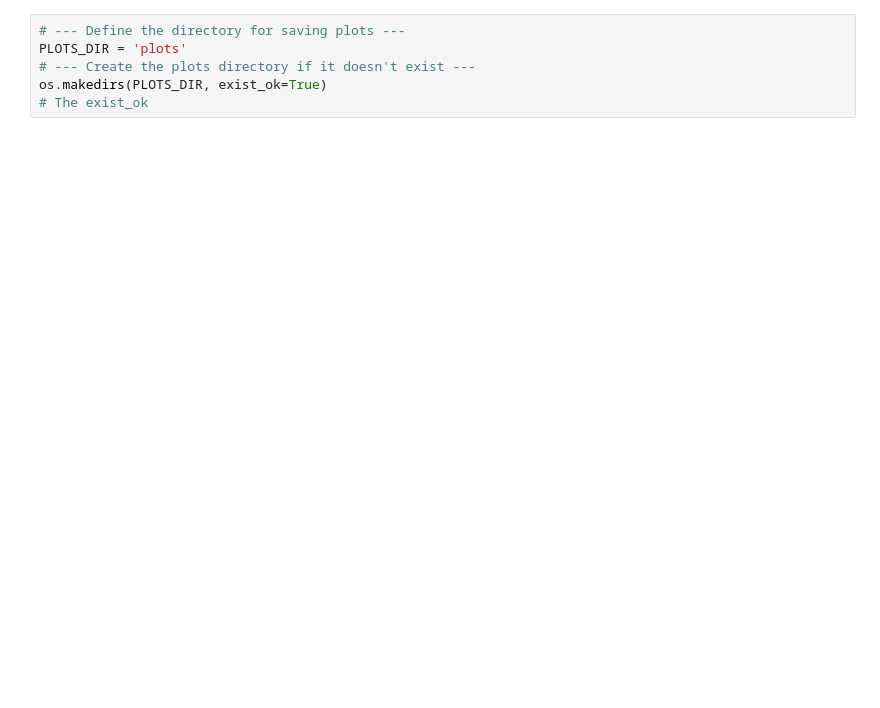
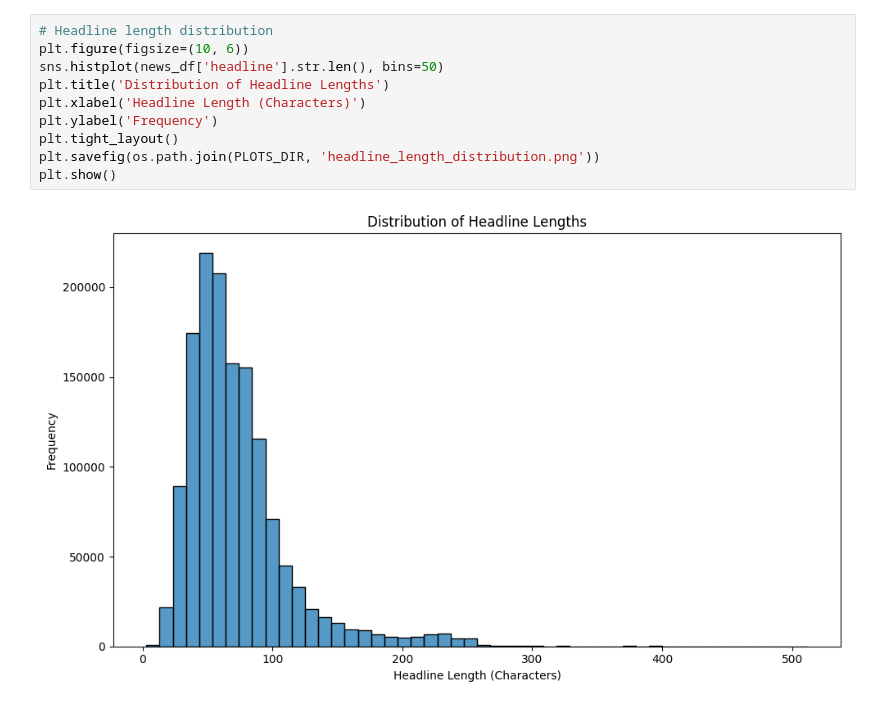
Before and after one commit to Eyoab11/stock-market-analysis, a Jupyter notebook: notebooks/eda.ipynb, the cells around one changed output. Cells and saved outputs as stored; diff of their text form; blank space fills up the shorter version.

Commit message:
Feat: added quantitative analysis with plots

```diff
--- a/notebooks/eda.ipynb
+++ b/notebooks/eda.ipynb
@@ -46,7 +60,13 @@ Successfully found: 'tokenizers/punkt_tab/english/'
 # %%
-# --- Define the directory for saving plots ---
-PLOTS_DIR = 'plots'
-# --- Create the plots directory if it doesn't exist ---
-os.makedirs(PLOTS_DIR, exist_ok=True)
-# The exist_ok
+# Headline length distribution
+plt.figure(figsize=(10, 6))
+sns.histplot(news_df['headline'].str.len(), bins=50)
+plt.title('Distribution of Headline Lengths')
+plt.xlabel('Headline Length (Characters)')
+plt.ylabel('Frequency')
+plt.tight_layout()
+plt.savefig(os.path.join(PLOTS_DIR, 'headline_length_distribution.png'))
+plt.show()
+# %% [output]
+[figure, added]
 # %%
```
Also changed, not shown: parts of 12 cells of this notebook, 23 other files.
